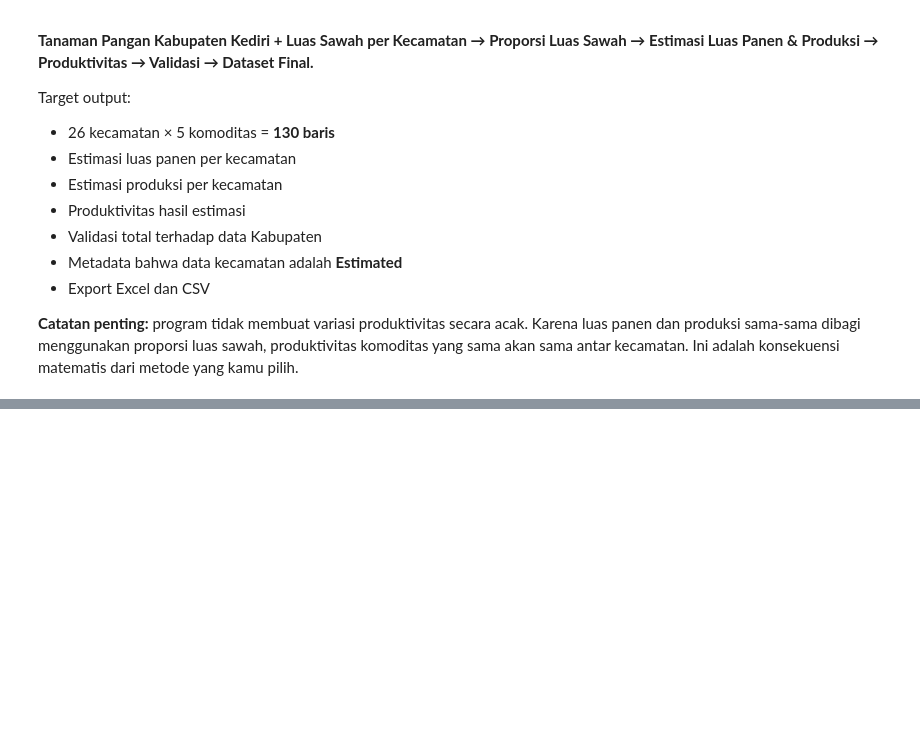
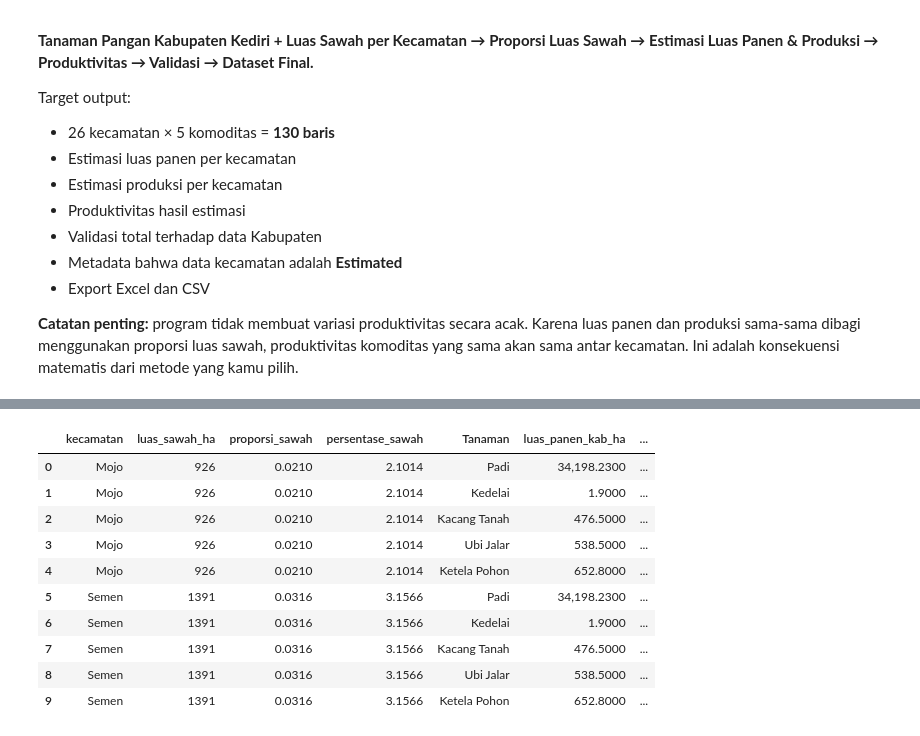
Before and after one commit to zarahrnw/AgriDash-0.1, a Jupyter notebook: notebooks/Pembagian Tanaman Pangan.ipynb, the cells around one changed output, grey strips where cells are left out. Cells and saved outputs as stored; diff of their text form; code cells hidden in the pictures; blank space fills up the shorter version.

```diff
--- a/notebooks/Pembagian Tanaman Pangan.ipynb
+++ b/notebooks/Pembagian Tanaman Pangan.ipynb
@@ -235,28 +357,40 @@ print(
 # %%
 # ============================================================
-# 9. ESTIMASI LUAS PANEN DAN PRODUKSI
+# 10. LUAS PANEN DAN PRODUKSI
 # ============================================================
 
-df_final["luas_panen_estimasi_ha"] = (
+df_final["luas_panen_ha"] = (
     df_final["luas_panen_kab_ha"] *
     df_final["proporsi_sawah"]
 )
 
-df_final["produksi_estimasi_ton"] = (
+df_final["total_produksi_ton"] = (
     df_final["produksi_kab_ton"] *
     df_final["proporsi_sawah"]
 )
 
 # Ton/Ha -> Kuintal/Ha
-df_final["produktivitas_estimasi_kuintal_ha"] = np.where(
-    df_final["luas_panen_estimasi_ha"] > 0,
+df_final["produktivitas_kuintal_ha"] = np.where(
+    df_final["luas_panen_ha"] > 0,
     (
-        df_final["produksi_estimasi_ton"] /
-        df_final["luas_panen_estimasi_ha"]
+        df_final["total_produksi_ton"] /
+        df_final["luas_panen_ha"]
     ) * 10,
     np.nan,
 )
 
 display(df_final.head(10))
+# %% [output]
+|  | kecamatan | luas_sawah_ha | proporsi_sawah | persentase_sawah | Tanaman | luas_panen_kab_ha | ... |
+| 0 | Mojo | 926 | 0.0210 | 2.1014 | Padi | 34,198.2300 | ... |
+| 1 | Mojo | 926 | 0.0210 | 2.1014 | Kedelai | 1.9000 | ... |
+| 2 | Mojo | 926 | 0.0210 | 2.1014 | Kacang Tanah | 476.5000 | ... |
+| 3 | Mojo | 926 | 0.0210 | 2.1014 | Ubi Jalar | 538.5000 | ... |
+| 4 | Mojo | 926 | 0.0210 | 2.1014 | Ketela Pohon | 652.8000 | ... |
+| 5 | Semen | 1391 | 0.0316 | 3.1566 | Padi | 34,198.2300 | ... |
+| 6 | Semen | 1391 | 0.0316 | 3.1566 | Kedelai | 1.9000 | ... |
+| 7 | Semen | 1391 | 0.0316 | 3.1566 | Kacang Tanah | 476.5000 | ... |
+| 8 | Semen | 1391 | 0.0316 | 3.1566 | Ubi Jalar | 538.5000 | ... |
+| 9 | Semen | 1391 | 0.0316 | 3.1566 | Ketela Pohon | 652.8000 | ... |
 # %%
 # ============================================================
```
Also changed, not shown: parts of 16 cells of this notebook, 1 other file.
